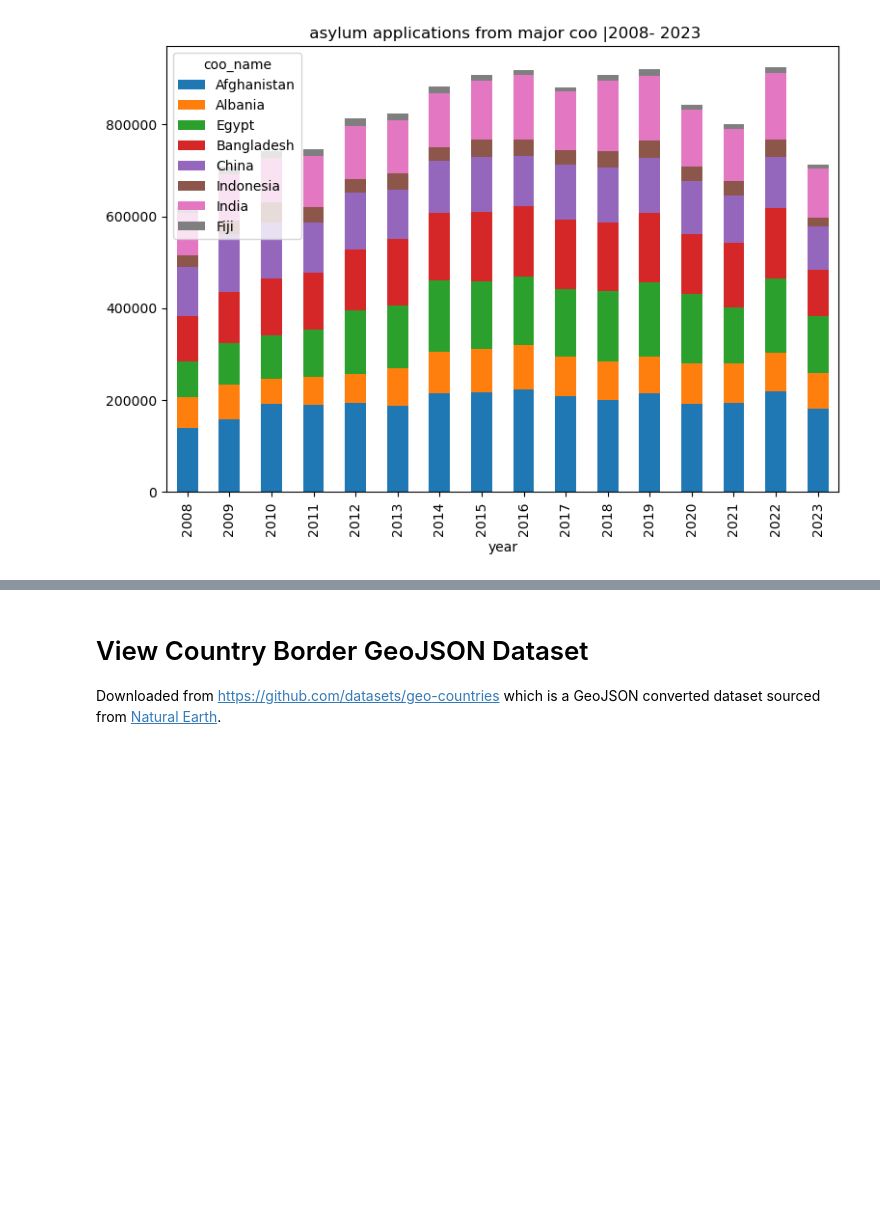
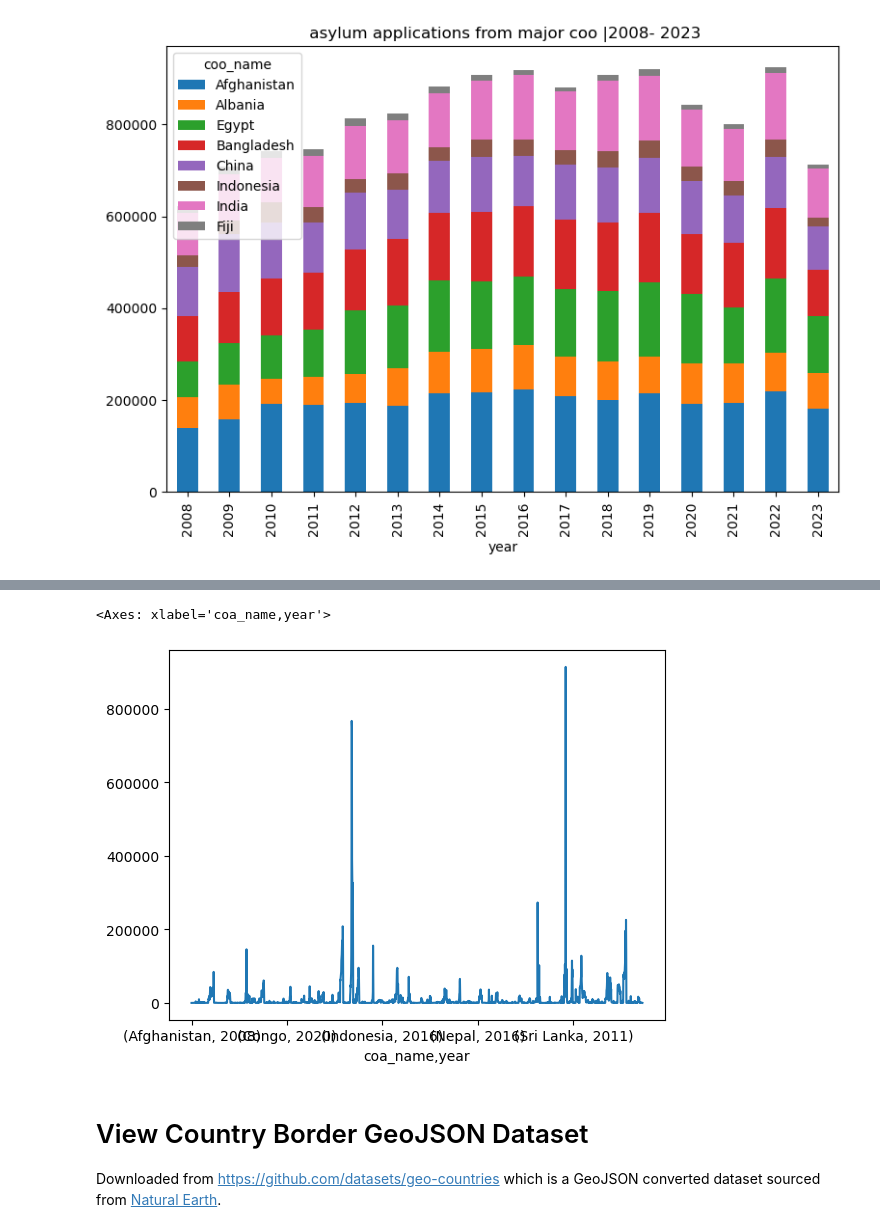
Before and after one commit to wrube/Project-3-Group-1, a Jupyter notebook: static/python/retrieve_view_data_jolly.ipynb, the cells around one changed output, grey strips where cells are left out. Saved outputs shown, nothing was run; the diff lists cells and outputs as text; code cells hidden in the pictures; blank space fills up the shorter version.

```diff
--- a/static/python/retrieve_view_data_jolly.ipynb
+++ b/static/python/retrieve_view_data_jolly.ipynb
@@ -91,3 +113,8 @@ Text(0.5, 1.0, ' asylum applications from major coo |2008- 2023')
+# %%
+df_asylum_groupby_coa.plot(kind='line')
+# %% [output]
+<Axes: xlabel='coa_name,year'>
+[figure, added]
 # %% [markdown]
 # View Country Border GeoJSON Dataset
 
```
Also changed, not shown: parts of 3 cells of this notebook.
